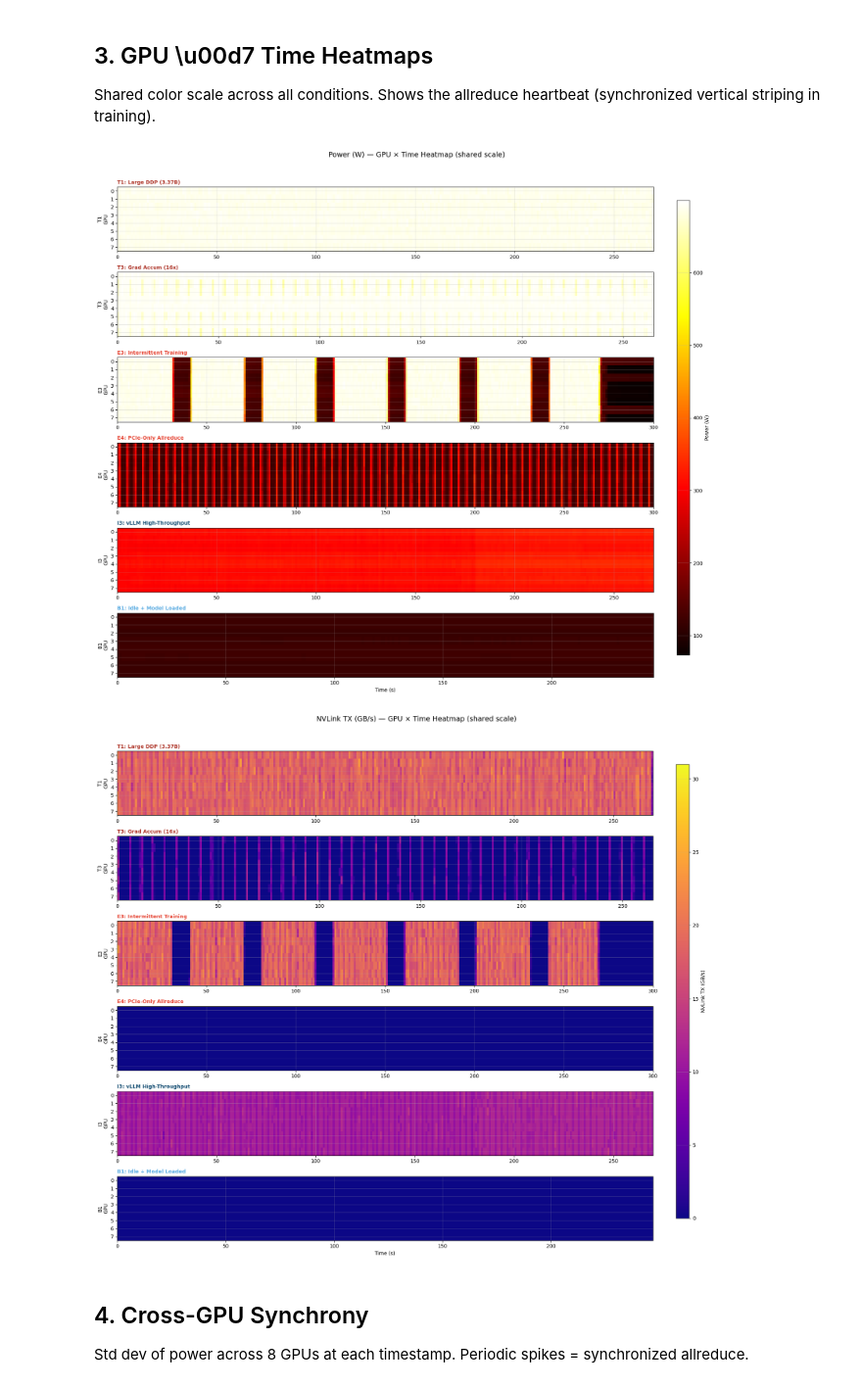
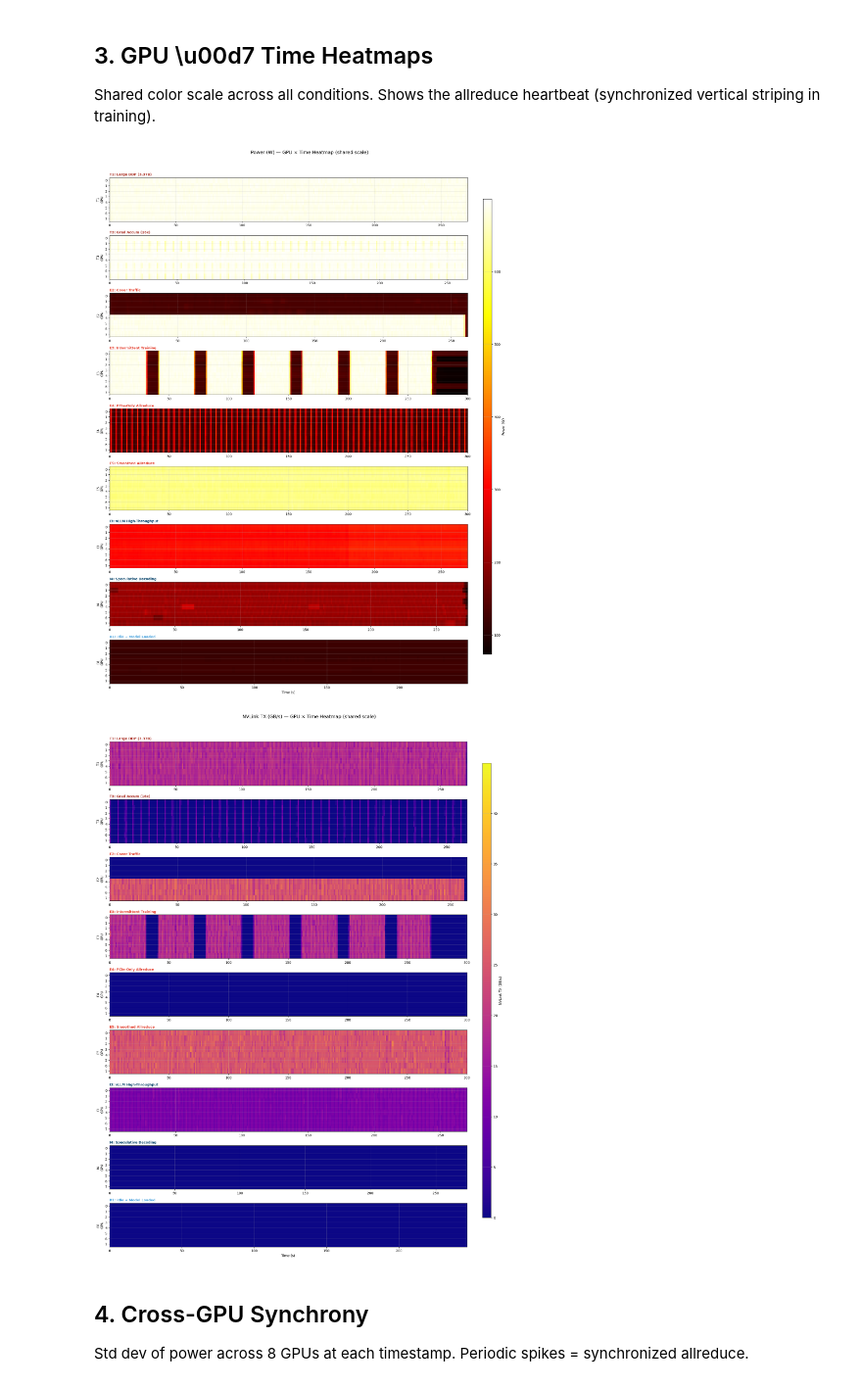
Before and after one commit to atharvanihalani/gpu-telemetry-exploration, a Jupyter notebook: notebooks/comparison.ipynb, the cells around one changed output. Shown at 98% size. Saved outputs shown, nothing was run; the diff lists cells and outputs as text; code cells hidden in the pictures.

```diff
--- a/notebooks/comparison.ipynb
+++ b/notebooks/comparison.ipynb
@@ -36,16 +36,19 @@ CONDITIONS = {
     'T4': ('t4_telemetry.csv', 'Pipeline Parallel',       'Training'),
     'T5': ('t5_telemetry.csv', 'Grad Checkpoint (6.7B)',  'Training'),
     'T6': ('t6_telemetry.csv', 'FSDP / ZeRO-3',          'Training'),
+    'E2': ('e2_telemetry.csv', 'Cover Traffic',           'Evasion'),
     'E3': ('e3_telemetry.csv', 'Intermittent Training',   'Evasion'),
     'E4': ('e4_telemetry.csv', 'PCIe-Only Allreduce',     'Evasion'),
+    'E5': ('e5_telemetry.csv', 'Smoothed Allreduce',      'Evasion'),
     'I2': ('i2_telemetry.csv', 'Streaming Inference',     'Inference'),
     'I3': ('i3_telemetry.csv', 'vLLM High-Throughput',    'Inference'),
+    'I4': ('i4_telemetry.csv', 'Speculative Decoding',    'Inference'),
     'B1': ('b1_telemetry.csv', 'Idle + Model Loaded',     'Baseline'),
 }
 
 # Two-section ordering: flag (training+evasion) then benign (inference+baseline)
-TOP_ORDER = ['T1', 'T2', 'T3', 'T4', 'T5', 'T6', 'E3', 'E4']
-BOT_ORDER = ['I2', 'I3', 'B1']
+TOP_ORDER = ['T1', 'T2', 'T3', 'T4', 'T5', 'T6', 'E2', 'E3', 'E4', 'E5']
+BOT_ORDER = ['I2', 'I3', 'I4', 'B1']
 CONDITION_ORDER = TOP_ORDER + BOT_ORDER
 
 # Binary palette: red = flag, blue = benign. Two shades per side.
@@ -291,7 +308,7 @@ plot_two_section_ts('nvlink_tx_gb_s', 'NVLink TX (GB/s)', fname='05_timeseries_n
 ## 3. GPU \u00d7 Time Heatmaps
 Shared color scale across all conditions. Shows the allreduce heartbeat (synchronized vertical striping in training).
 # %%
-HEATMAP_CONDITIONS = ['T1', 'T3', 'E3', 'E4', 'I3', 'B1']
+HEATMAP_CONDITIONS = ['T1', 'T3', 'E2', 'E3', 'E4', 'E5', 'I3', 'I4', 'B1']
 
 def plot_heatmap_grid(signal_col, ylabel, cmap='viridis', fname=None):
     codes = [c for c in HEATMAP_CONDITIONS if c in dfs]
@@ -302,36 +319,36 @@ def plot_heatmap_grid(signal_col, ylabel, cmap='viridis', fname=None):
     if len(codes) == 1:
         axes = [axes]
 
     for ax, code in zip(axes, codes):
         df = dfs[code].copy()
         df['time_1s'] = df['rel_time'].round(0).astype(int)
         pivot = df.pivot_table(index='gpu', columns='time_1s',
                                values=signal_col, aggfunc='mean').sort_index()
         im = ax.imshow(pivot.values, aspect='auto', cmap=cmap,
                        extent=[pivot.columns.min(), pivot.columns.max(), 7.5, -0.5],
                        vmin=vmin, vmax=vmax)
         ax.set_ylabel(f'{code}\nGPU')
         ax.set_yticks(range(8))
         ax.set_xlabel('Time (s)' if code == codes[-1] else '')
         cat = CONDITIONS[code][2]
         ax.set_title(f'{code}: {CONDITIONS[code][1]}', fontsize=10,
                      loc='left', color=SHADE[cat], fontweight='bold')
 
     fig.subplots_adjust(right=0.88)
     cbar_ax = fig.add_axes([0.90, 0.08, 0.02, 0.84])
     fig.colorbar(im, cax=cbar_ax, label=ylabel)
 
-    fig.suptitle(f'{ylabel} \u2014 GPU \u00d7 Time Heatmap (shared scale)', fontsize=14, y=1.01)
+    fig.suptitle(f'{ylabel} — GPU × Time Heatmap (shared scale)', fontsize=14, y=1.01)
     fig.tight_layout(rect=[0, 0, 0.88, 0.99])
     if fname:
         fig.savefig(PLOT_DIR / fname, dpi=150, bbox_inches='tight')
     plt.show()
 
 plot_heatmap_grid('power_w', 'Power (W)', cmap='hot', fname='06_heatmap_power.png')
 plot_heatmap_grid('nvlink_tx_gb_s', 'NVLink TX (GB/s)', cmap='plasma', fname='07_heatmap_nvlink_tx.png')
 # %% [output]
-[figure, old version]
+[figure, new version]
-[figure, old version]
+[figure, new version]
 # %% [markdown]
 ## 4. Cross-GPU Synchrony
 Std dev of power across 8 GPUs at each timestamp. Periodic spikes = synchronized allreduce.
```
Also changed, not shown: parts of 11 cells of this notebook, 12 other files.
